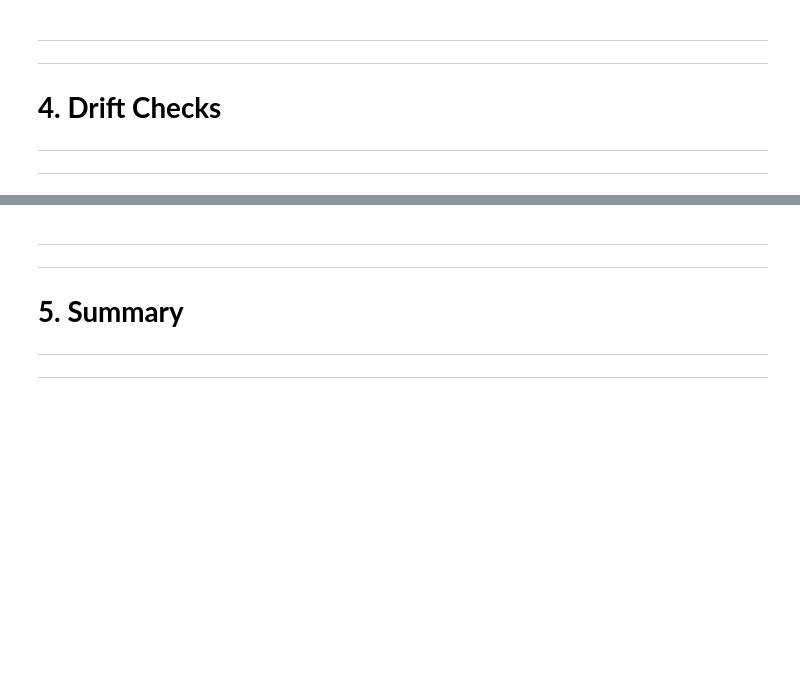
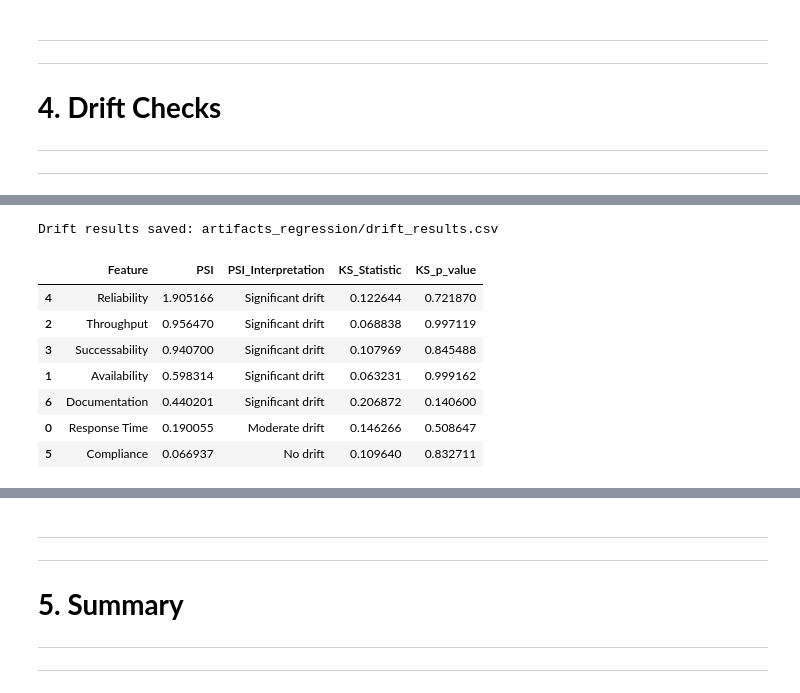
Before and after one commit to ricardo-abreu1/Route-25, a Jupyter notebook: task 2/Analysis.ipynb, the cells around one changed output, grey strips where cells are left out. Cells and saved outputs as stored; diff of their text form; code cells hidden in the pictures; blank space fills up the shorter version.

```diff
--- a/task 2/Analysis.ipynb
+++ b/task 2/Analysis.ipynb
@@ -138,0 +159,54 @@ for name, model in models.items():
+# %%
+# 4. Drift Checks
+def calculate_psi(expected, actual, buckets=10):
+    """Calculate Population Stability Index (PSI)"""
+    breakpoints = np.linspace(min(expected.min(), actual.min()), max(expected.max(), actual.max()), buckets + 1)
+    expected_counts = np.histogram(expected, bins=breakpoints)[0] / len(expected)
+    actual_counts = np.histogram(actual, bins=breakpoints)[0] / len(actual)
+
+    # Avoid division by zero
+    expected_counts = np.where(expected_counts == 0, 1e-6, expected_counts)
+    actual_counts = np.where(actual_counts == 0, 1e-6, actual_counts)
+
+    psi_values = (actual_counts - expected_counts) * np.log(actual_counts / expected_counts)
+    return np.sum(psi_values)
+
+drift_results = []
+
+for col in X_train.columns:
+    psi = calculate_psi(X_train[col], X_val[col])
+    ks_stat, ks_p = ks_2samp(X_train[col], X_val[col])
+
+    # PSI
+    if psi < 0.1:
+        psi_label = "No drift"
+    elif psi < 0.25:
+        psi_label = "Moderate drift"
+    else:
+        psi_label = "Significant drift"
+
+    drift_results.append({
+        'Feature': col,
+        'PSI': psi,
+        'PSI_Interpretation': psi_label,
+        'KS_Statistic': ks_stat,
+        'KS_p_value': ks_p
+    })
+
+# DataFrame and sort
+df_drift = pd.DataFrame(drift_results).sort_values(by='PSI', ascending=False)
+# %%
+# Save drift results
+df_drift.to_csv(f"{ARTIFACT_DIR}/drift_results.csv", index=False)
+print("Drift results saved:", f"{ARTIFACT_DIR}/drift_results.csv")
+df_drift
+# %% [output]
+Drift results saved: artifacts_regression/drift_results.csv
+|  | Feature | PSI | PSI_Interpretation | KS_Statistic | KS_p_value |
+| 4 | Reliability | 1.905166 | Significant drift | 0.122644 | 0.721870 |
+| 2 | Throughput | 0.956470 | Significant drift | 0.068838 | 0.997119 |
+| 3 | Successability | 0.940700 | Significant drift | 0.107969 | 0.845488 |
+| 1 | Availability | 0.598314 | Significant drift | 0.063231 | 0.999162 |
+| 6 | Documentation | 0.440201 | Significant drift | 0.206872 | 0.140600 |
+| 0 | Response Time | 0.190055 | Moderate drift | 0.146266 | 0.508647 |
+| 5 | Compliance | 0.066937 | No drift | 0.109640 | 0.832711 |
```
Also changed, not shown: parts of 7 cells of this notebook, 11 other files.
